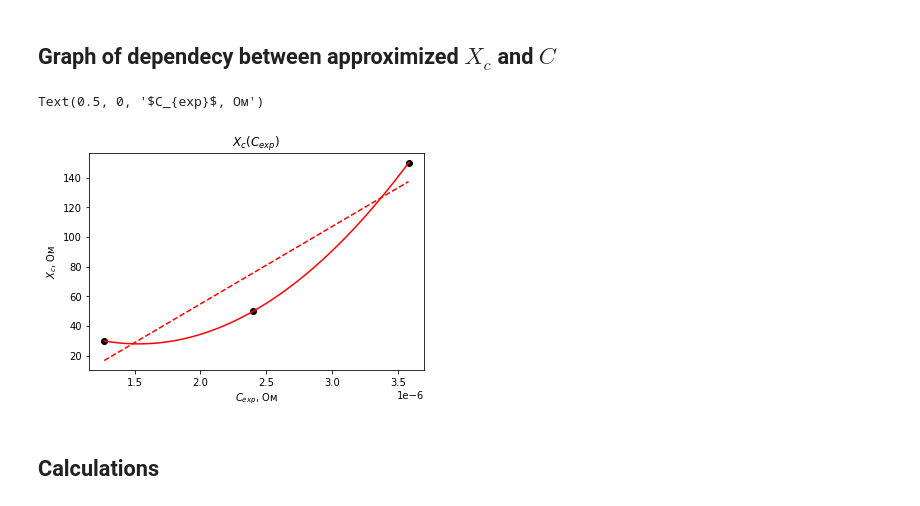
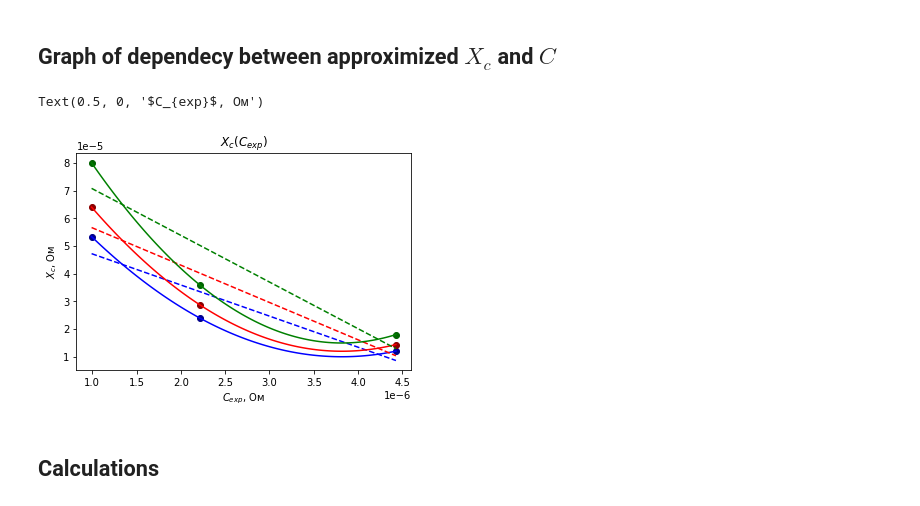
Before and after one commit to nastyabekesheva/labs, a Jupyter notebook: Math/Physics/physics_labs_v1.ipynb, the cells around one changed output. Saved outputs shown, nothing was run; the diff lists cells and outputs as text; code cells hidden in the pictures.

```diff
--- a/Math/Physics/physics_labs_v1.ipynb
+++ b/Math/Physics/physics_labs_v1.ipynb
@@ -967,7 +985,15 @@ plt.show()
+# %%
+all_data.update({'C_exp': np.multiply(np.divide(1, np.multiply(2, np.multiply(np.pi, all_data['b']))), 1)})
 # %%
 all_data.update({'abs error': np.abs(np.subtract(all_data['C_theor'], all_data['C_exp']))})
 # %%
 all_data.update({'error': np.divide(all_data['abs error'], all_data['C_theor'])})
+# %%
+all_data.update({'X_c1': np.multiply(np.divide(1, np.multiply(2, np.multiply(np.pi, np.multiply(3000, all_data['C_exp'])))), pow(10, -6))})
+# %%
+all_data.update({'X_c2': np.multiply(np.divide(1, np.multiply(2, np.multiply(np.pi, np.multiply(2500, all_data['C_exp'])))), pow(10, -6))})
+# %%
+all_data.update({'X_c3': np.multiply(np.divide(1, np.multiply(2, np.multiply(np.pi, np.multiply(2000, all_data['C_exp'])))), pow(10, -6))})
 # %%
 pd.options.display.float_format = '{:.10f}'.format
 pd.DataFrame.from_dict(all_data).round(10)
@@ -980,24 +1006,40 @@ pd.DataFrame.from_dict(all_data).round(10)
 ## Graph of dependecy between approximized $X_c$ and $C$
 # %%
 x=all_data['C_exp']
-y=np.array([30, 50, 150])
+y_1=all_data['X_c1']
+y_2=all_data['X_c2']
+y_3=all_data['X_c3']
 
-linear_model=np.polyfit(x,y,1)
-linear_model_fn=np.poly1d(linear_model)
+linear_model_1=np.polyfit(x,y_1,1)
+linear_model_fn_1=np.poly1d(linear_model_1)
+linear_model_2=np.polyfit(x,y_2,1)
+linear_model_fn_2=np.poly1d(linear_model_2)
+linear_model_3=np.polyfit(x,y_3,1)
+linear_model_fn_3=np.poly1d(linear_model_3)
 
 xnew = np.linspace(x.min(), x.max(), 100)
-spl = make_interp_spline(x, y, k=2)
-y_smooth = spl(xnew)
+spl_1 = make_interp_spline(x, y_1, k=2)
+y_smooth_1 = spl_1(xnew)
+spl_2 = make_interp_spline(x, y_2, k=2)
+y_smooth_2 = spl_2(xnew)
+spl_3 = make_interp_spline(x, y_3, k=2)
+y_smooth_3 = spl_3(xnew)
 
-plt.scatter(x,y, color="black")
-plt.plot(xnew,y_smooth, color="red")
-plt.plot(x,linear_model_fn(x), color="red", linestyle="dashed")
+plt.scatter(x,y_1, color="darkblue")
+plt.plot(xnew,y_smooth_1, color="blue")
+plt.plot(x,linear_model_fn_1(x), color="blue", linestyle="dashed")
+plt.scatter(x,y_2, color="darkred")
+plt.plot(xnew,y_smooth_2, color="red")
+plt.plot(x,linear_model_fn_2(x), color="red", linestyle="dashed")
+plt.scatter(x,y_3, color="darkgreen")
+plt.plot(xnew,y_smooth_3, color="green")
+plt.plot(x,linear_model_fn_3(x), color="green", linestyle="dashed")
 plt.title(r"$X_c(C_{exp})$")
 plt.ylabel(r"$X_c$, Ом")
 plt.xlabel(r"$C_{exp}$, Ом")
 # %% [output]
 Text(0.5, 0, '$C_{exp}$, Ом')
-[figure, old version]
+[figure, new version]
 # %% [markdown]
 ## Calculations
 # %%
```
Also changed, not shown: parts of 33 cells of this notebook.
